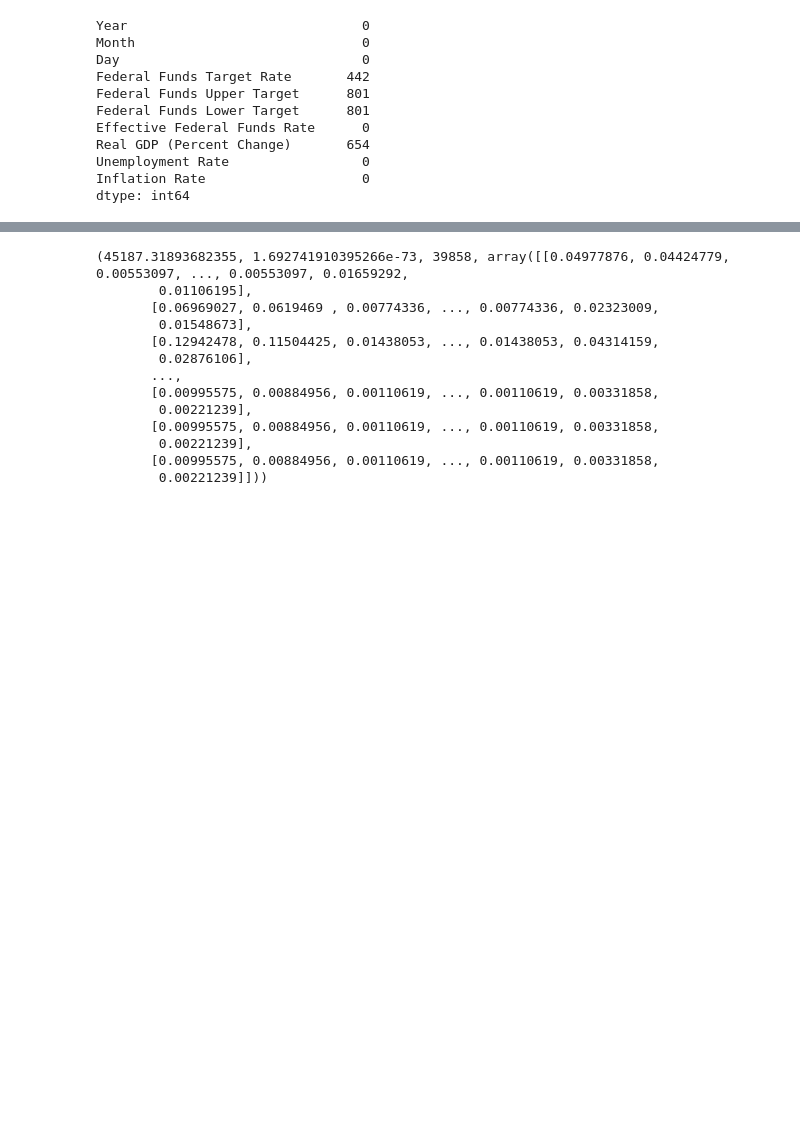
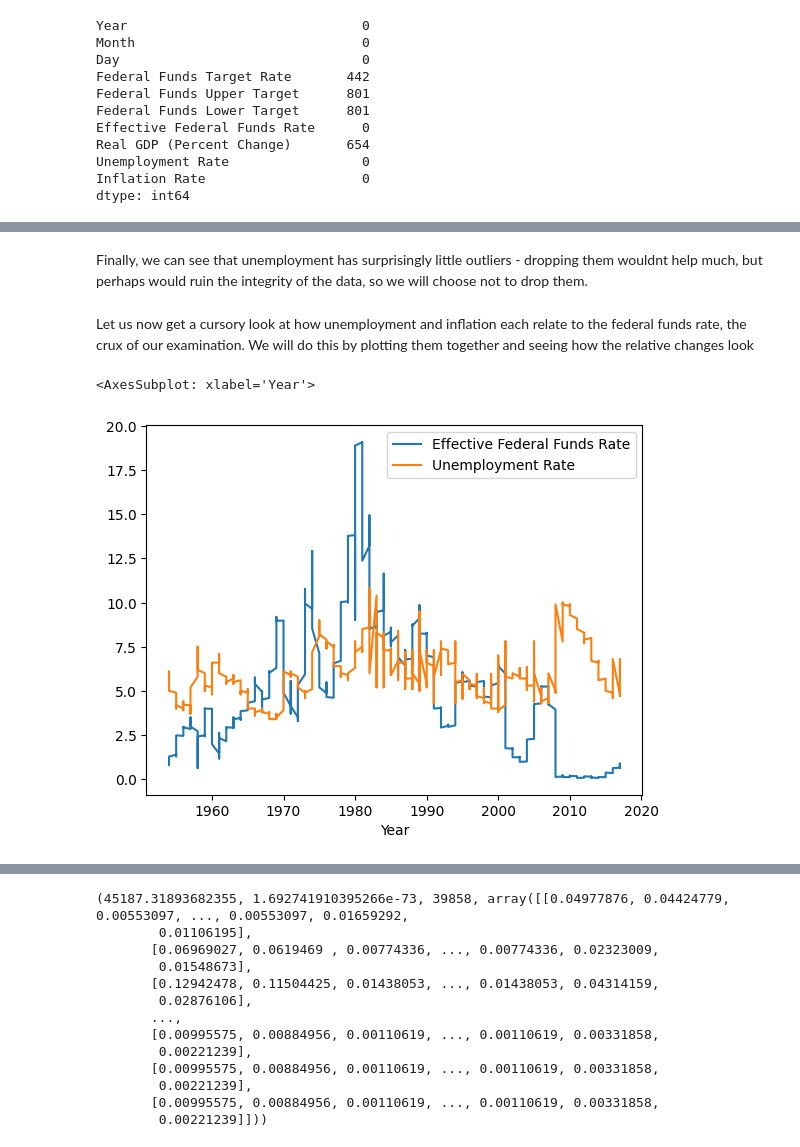
Before and after one commit to MosheKash/CMSC320FinalProject, a Jupyter notebook: Final_Project.ipynb, the cells around one changed output, grey strips where cells are left out. Drawn from its saved outputs; the diff is of its cells as text; code cells hidden in the pictures; blank space fills up the shorter version.

```diff
--- a/Final_Project.ipynb
+++ b/Final_Project.ipynb
@@ -181,0 +253,9 @@ dtype: int64
+# %% [markdown]
+Finally, we can see that unemployment has surprisingly little outliers - dropping them wouldnt help much, but perhaps would ruin the integrity of the data, so we will choose not to drop them.
+# %% [markdown]
+Let us now get a cursory look at how unemployment and inflation each relate to the federal funds rate, the crux of our examination. We will do this by plotting them together and seeing how the relative changes look
+# %%
+fed_df.plot(x='Year',y=['Effective Federal Funds Rate','Unemployment Rate'],kind='line')
+# %% [output]
+<AxesSubplot: xlabel='Year'>
+[figure, added]
```
Also changed, not shown: parts of 64 cells of this notebook.
